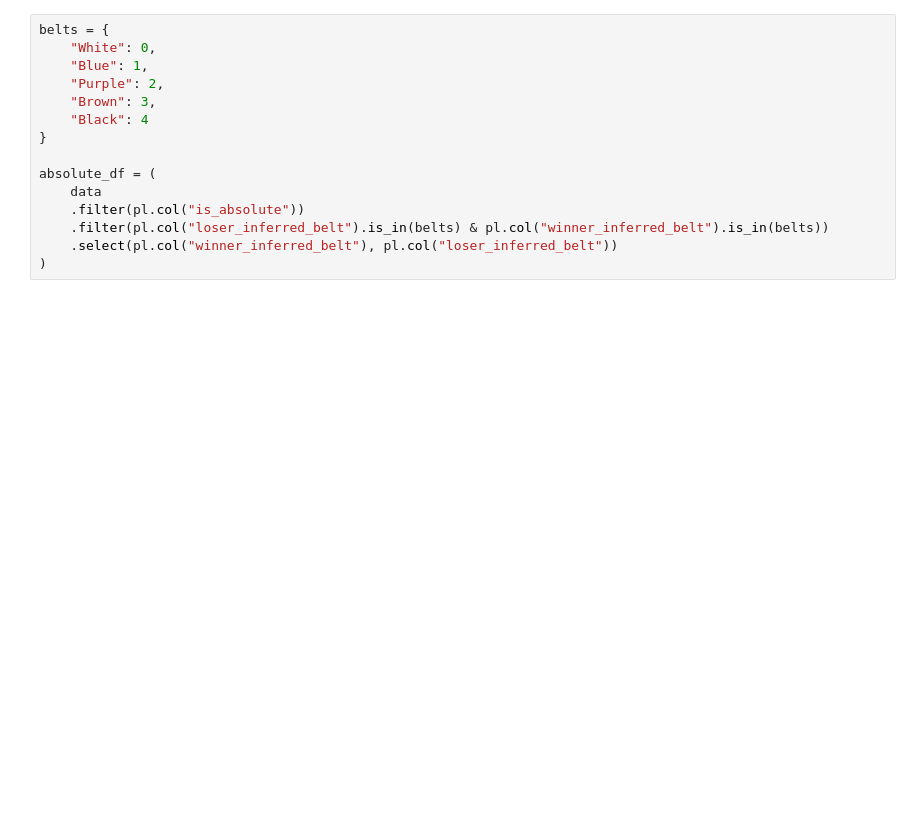
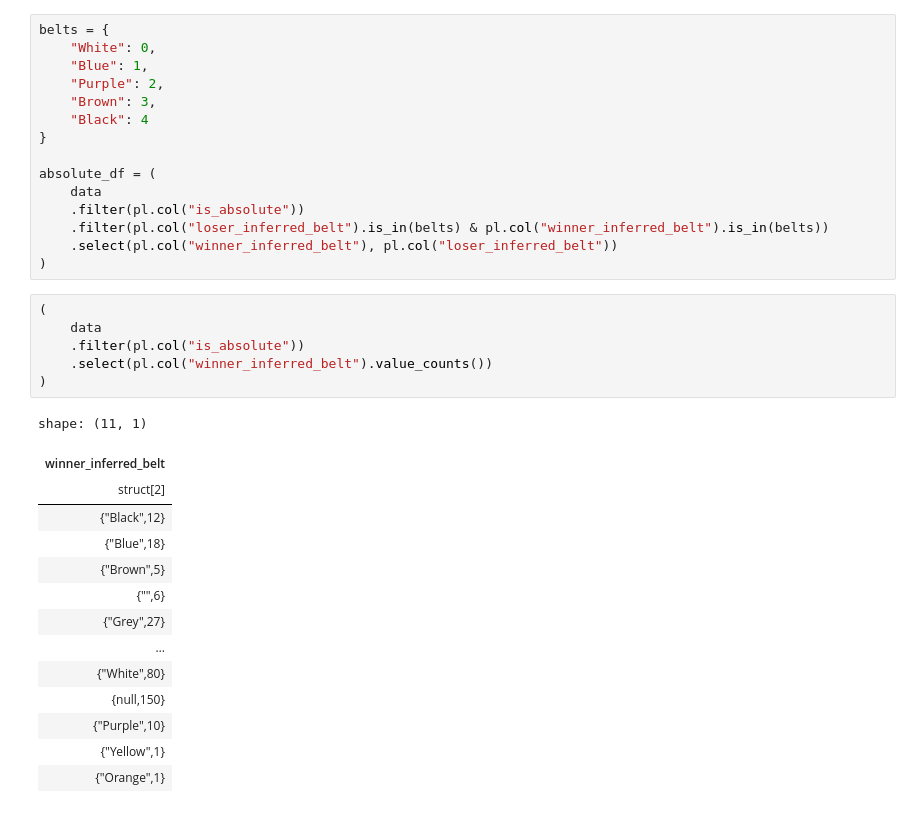
Before and after one commit to Lilferrit/bjjscrapers, a Jupyter notebook: notebooks/test.ipynb, the cells around one changed output. Saved outputs shown, nothing was run; the diff lists cells and outputs as text; blank space fills up the shorter version.

```diff
--- a/notebooks/test.ipynb
+++ b/notebooks/test.ipynb
@@ -17,6 +17,27 @@ absolute_df = (
     .filter(pl.col("loser_inferred_belt").is_in(belts) & pl.col("winner_inferred_belt").is_in(belts))
     .select(pl.col("winner_inferred_belt"), pl.col("loser_inferred_belt"))
 )
+# %%
+(
+    data
+    .filter(pl.col("is_absolute"))
+    .select(pl.col("winner_inferred_belt").value_counts())
+)
+# %% [output]
+shape: (11, 1)
+| winner_inferred_belt |
+| struct[2] |
+| {"Black",12} |
+| {"Blue",18} |
+| {"Brown",5} |
+| {"",6} |
+| {"Grey",27} |
+| … |
+| {"White",80} |
+| {null,150} |
+| {"Purple",10} |
+| {"Yellow",1} |
+| {"Orange",1} |
 # %%
 import numpy as np
 
```
Also changed, not shown: parts of 2 cells of this notebook.
